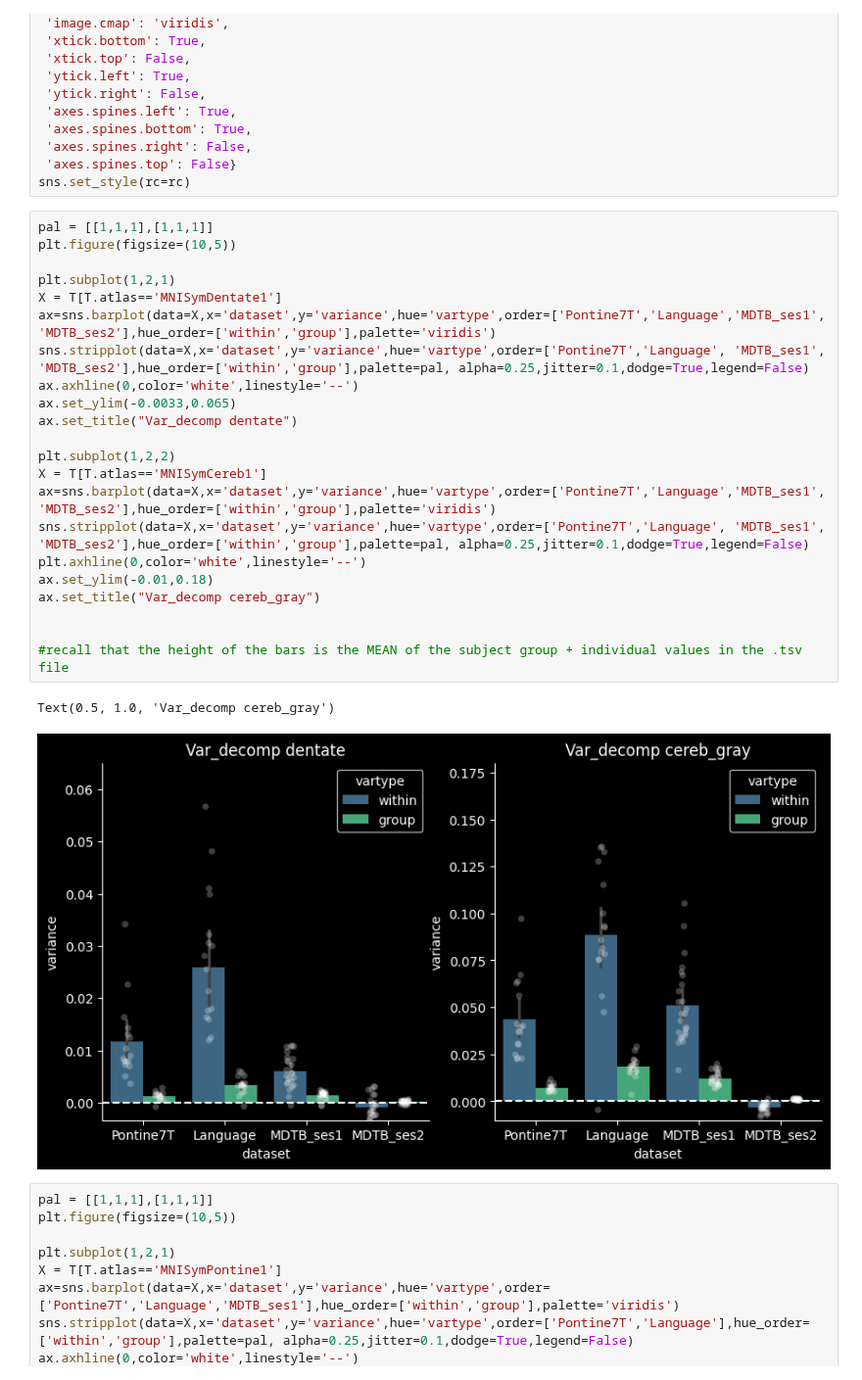
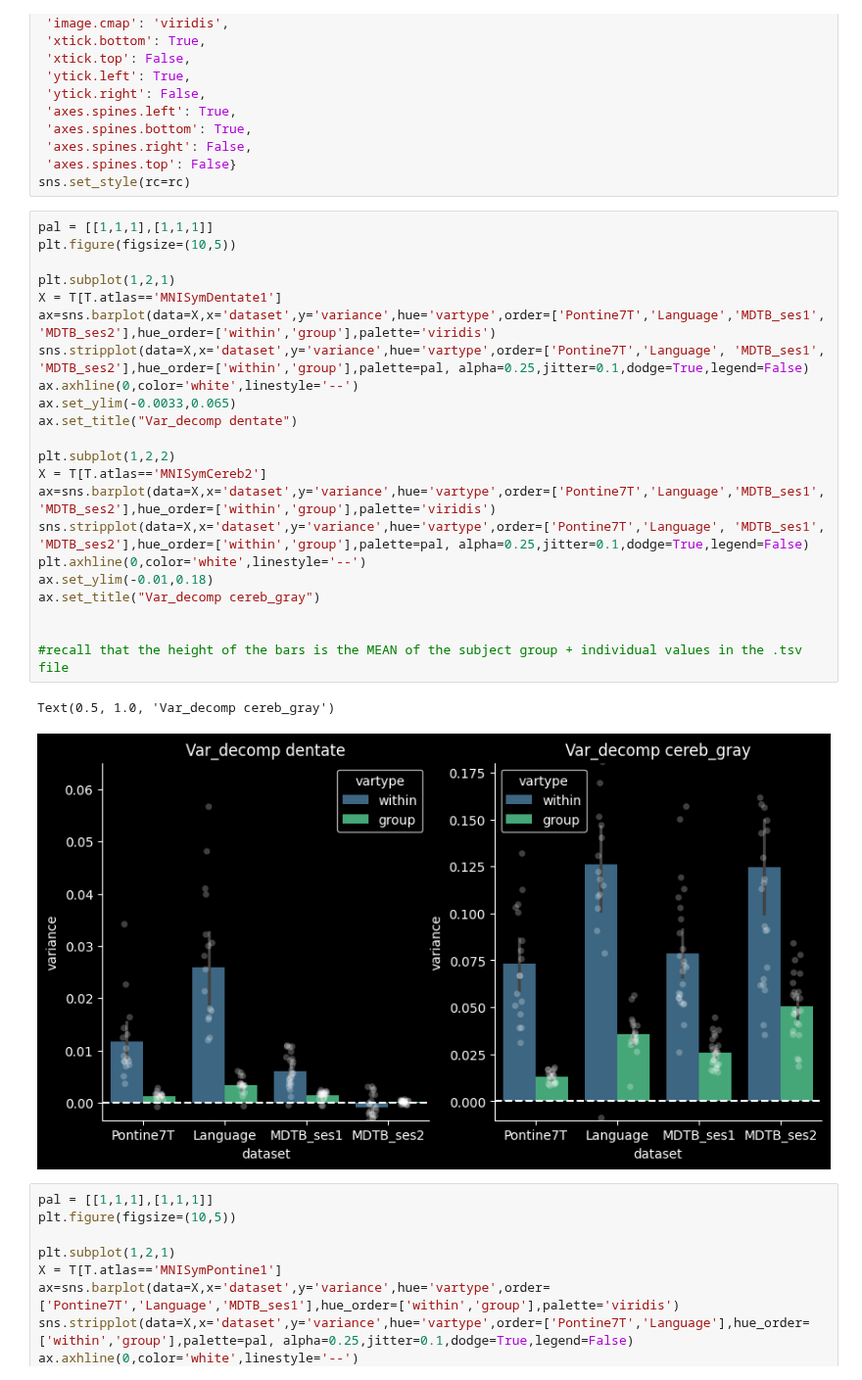
Before and after one commit to DiedrichsenLab/Pontine7T, a Jupyter notebook: notebooks/new_plots_decomp_var_ince.ipynb, the cells around one changed output. Shown at 98% size. Cells and saved outputs as stored; diff of their text form.

Commit message:
revisited with MNISymCereb2

```diff
--- a/notebooks/new_plots_decomp_var_ince.ipynb
+++ b/notebooks/new_plots_decomp_var_ince.ipynb
@@ -322,28 +385,28 @@ sns.set_style(rc=rc)
 # %%
 pal = [[1,1,1],[1,1,1]]
 plt.figure(figsize=(10,5))
 
 plt.subplot(1,2,1)
 X = T[T.atlas=='MNISymDentate1']
 ax=sns.barplot(data=X,x='dataset',y='variance',hue='vartype',order=['Pontine7T','Language','MDTB_ses1', 'MDTB_ses2'],hue_order=['within','group'],palette='viridis')
 sns.stripplot(data=X,x='dataset',y='variance',hue='vartype',order=['Pontine7T','Language', 'MDTB_ses1', 'MDTB_ses2'],hue_order=['within','group'],palette=pal, alpha=0.25,jitter=0.1,dodge=True,legend=False)
 ax.axhline(0,color='white',linestyle='--')
 ax.set_ylim(-0.0033,0.065)
 ax.set_title("Var_decomp dentate")
 
 plt.subplot(1,2,2)
-X = T[T.atlas=='MNISymCereb1']
+X = T[T.atlas=='MNISymCereb2']
 ax=sns.barplot(data=X,x='dataset',y='variance',hue='vartype',order=['Pontine7T','Language','MDTB_ses1', 'MDTB_ses2'],hue_order=['within','group'],palette='viridis')
 sns.stripplot(data=X,x='dataset',y='variance',hue='vartype',order=['Pontine7T','Language', 'MDTB_ses1', 'MDTB_ses2'],hue_order=['within','group'],palette=pal, alpha=0.25,jitter=0.1,dodge=True,legend=False)
 plt.axhline(0,color='white',linestyle='--')
 ax.set_ylim(-0.01,0.18)
 ax.set_title("Var_decomp cereb_gray")
 
 
 #recall that the height of the bars is the MEAN of the subject group + individual values in the .tsv file
 # %% [output]
 Text(0.5, 1.0, 'Var_decomp cereb_gray')
-[figure, old version]
+[figure, new version]
 # %%
 pal = [[1,1,1],[1,1,1]]
 plt.figure(figsize=(10,5))
```
Also changed, not shown: parts of 9 cells of this notebook, 2 other files.
